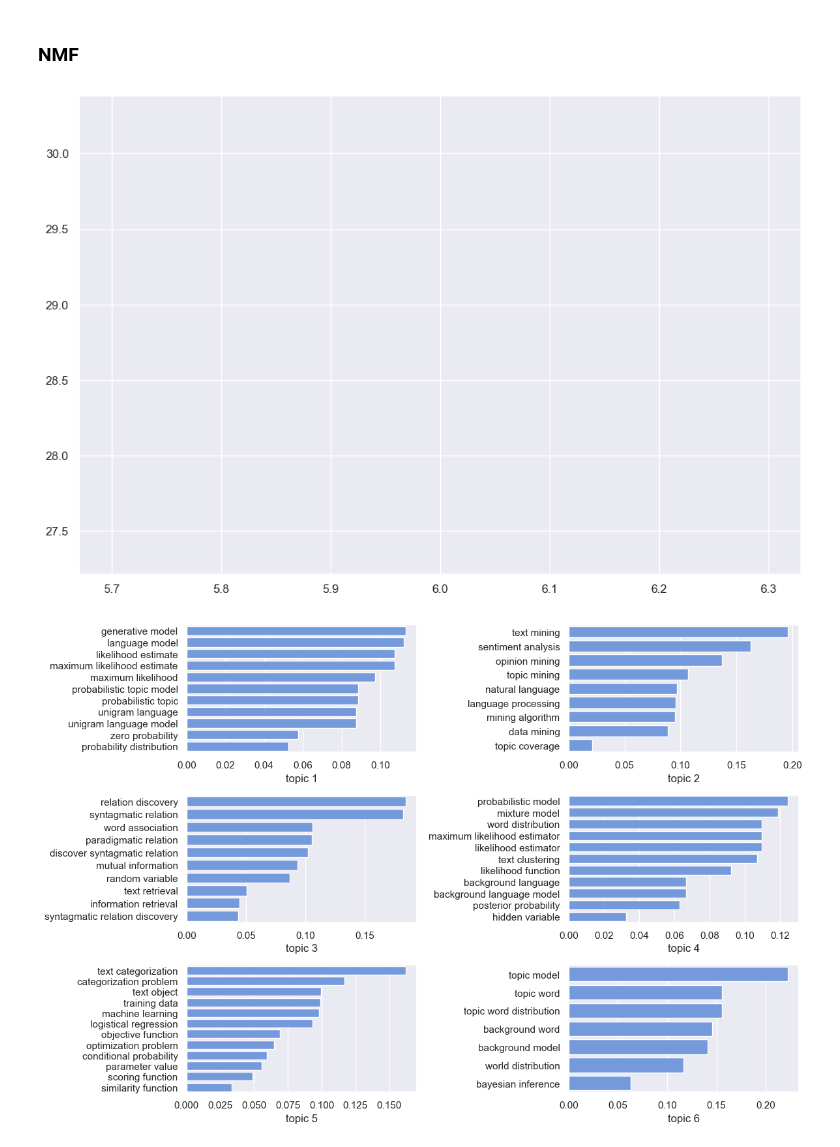
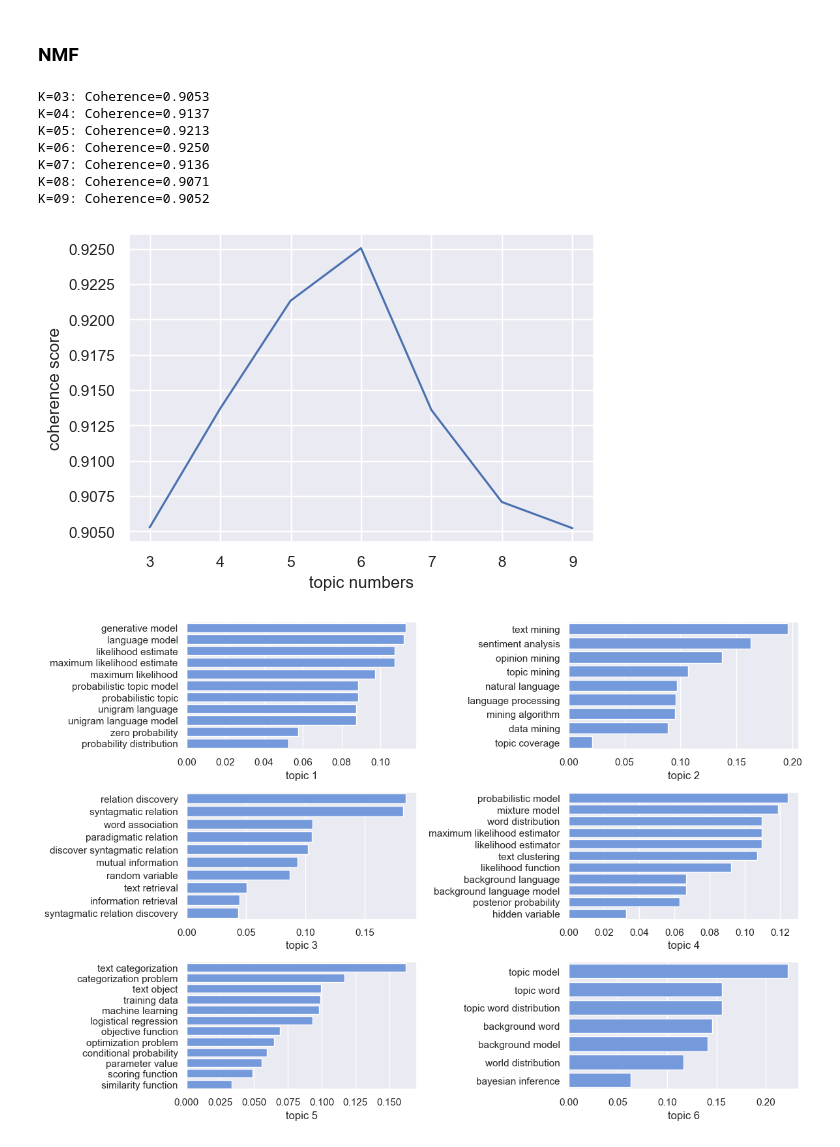
Before and after one commit to mengxiayu/Caption-Mining, a Jupyter notebook: MF/MF.ipynb, the cells around one changed output. Drawn from its saved outputs; the diff is of its cells as text; code cells hidden in the pictures.

Commit message:
adding evaluation using coherence score;

```diff
--- a/MF/MF.ipynb
+++ b/MF/MF.ipynb
@@ -115,26 +190,45 @@ glove_vectors = gensim.downloader.load('glove-twitter-25')
 # %%
 # run NMF
 # model selection
 criteria = [] # [(N, loss)]
+topic_models = []
 X = np.array(list(word2interaction.values()))
 
-for N in range(6, 7):
+for N in range(3, 10):
     # N = 6
     model = NMF(n_components=N, init='random', random_state=0).fit(X)
-    criteria.append((N, model.reconstruction_err_))
+    W = model.fit_transform( X )
+    H = model.components_
+    # store for later
+    topic_models.append( (N,W,H) )
 
+Ns, coherences = get_coherence_scores(topic_models)
+
+criteria = list(zip(Ns, coherences))
 criteria = sorted(criteria, key=lambda x: x[1], reverse=True)
 
 N = criteria[0][0]
 model = NMF(n_components=N, init='random', random_state=0).fit(X)
 W = model.fit_transform(X)
 H = model.components_
 
 # plot the loss-N graph
-sns.lineplot(x=[n for n, c in criteria], y=[c for n, c in criteria])
+fig, ax = plt.subplots(figsize=(6, 4))
+sns.lineplot(x=[n for n, c in criteria], y=[c for n, c in criteria], ax=ax)
+
+plt.xlabel('topic numbers')
+plt.ylabel('coherence score')
+
 plt.show()
 # %% [output]
+K=03: Coherence=0.9053
+K=04: Coherence=0.9137
+K=05: Coherence=0.9213
+K=06: Coherence=0.9250
+K=07: Coherence=0.9136
+K=08: Coherence=0.9071
+K=09: Coherence=0.9052
-[figure, old version]
+[figure, new version]
 # %%
 # visualization for phrases
 # phrase topics
```
Also changed, not shown: parts of 2 cells of this notebook.
